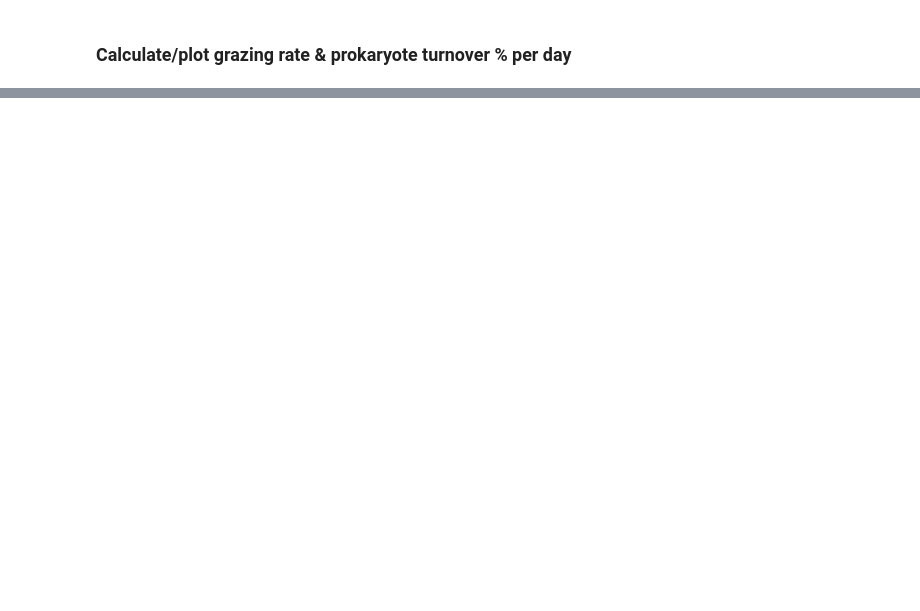
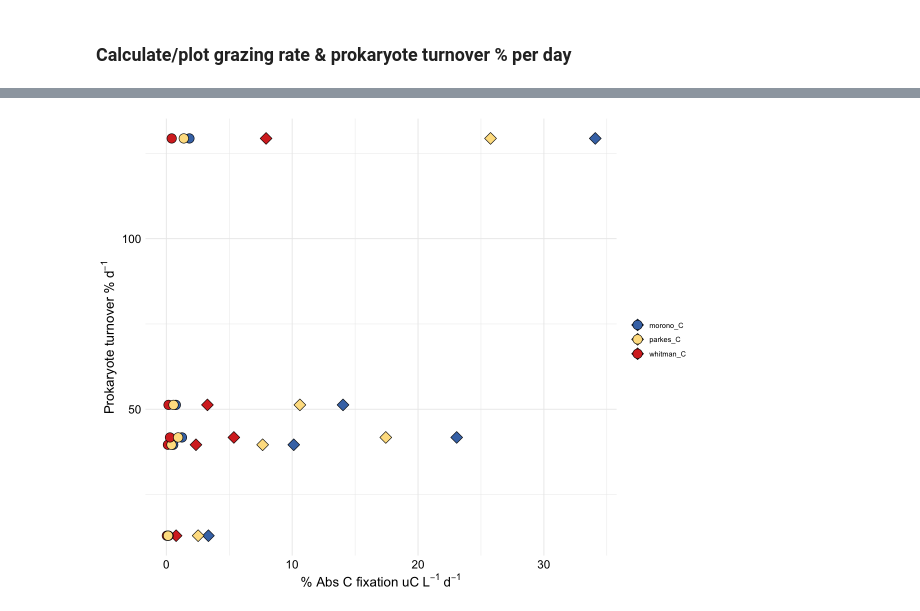
Before and after one commit to shu251/protist-gordaridge-2019-analysis, a Jupyter notebook: Grazing-analysis-R-SKH.ipynb, the cells around one changed output, grey strips where cells are left out. Saved outputs shown, nothing was run; the diff lists cells and outputs as text; code cells hidden in the pictures; blank space fills up the shorter version.

```diff
--- a/Grazing-analysis-R-SKH.ipynb
+++ b/Grazing-analysis-R-SKH.ipynb
@@ -533,0 +580,13 @@ ggplot(t0_insitu_counts, aes(x = SAMPLE, y = cellmL, fill = BOTTLE, shape = BOTT
+# %%
+c_calc <- graze_rate %>%
+    select(SAMPLE, SampleOrigin, prok_avg, starts_with("rate"), Prok_turnover) %>%
+    # Calculate total cells potentially consumed
+    mutate(cells_consumed_avg = (prok_avg * rate)) %>%
+#           cells_consumed_min = (prok_avg * rate_min),
+#           cells_consumed_max = (prok_avg * rate_max)) %>%
+    # Calculate different carbon amounts
+    mutate(morono_C = ((86*cells_consumed_avg) * (1*10^-6)),
+          whitman_C = ((20*cells_consumed_avg) * (1*10^-6)),
+          parkes_C = ((65*cells_consumed_avg) * (1*10^-6))) %>%
+#           gunderson_C = ((bac_cell*cells_consumed_avg) * (1*10^-6))) %>%
+    data.frame
@@ -533,0 +604,5 @@ ggplot(t0_insitu_counts, aes(x = SAMPLE, y = cellmL, fill = BOTTLE, shape = BOTT
+# %%
+car_plot <- c_calc %>%
+    pivot_longer(cols = ends_with("_C"), names_to = "C_CONVERSION", values_to = "C_biomass") %>%
+    mutate(perc_low = 100*(C_biomass/17.3),
+          perc_hi = 100*(C_biomass/321.4))
@@ -533,0 +630,20 @@ ggplot(t0_insitu_counts, aes(x = SAMPLE, y = cellmL, fill = BOTTLE, shape = BOTT
+# %%
+options(repr.plot.width = 10, repr.plot.height = 8)
+
+
+ggplot(car_plot) +
+#     geom_segment(data = car_plot, aes(y = Prok_turnover, yend = Prok_turnover,
+#                               x = perc_low, xend = perc_hi, color = C_CONVERSION)) +
+    geom_point(stat = "identity", aes(x = perc_low, y = Prok_turnover, fill = C_CONVERSION),
+               shape = 23, color = "black", size = 5) +
+    geom_point(stat = "identity", aes(x = perc_hi, y = Prok_turnover, fill = C_CONVERSION),
+              shape = 21, color = "black", size = 5) +
+    scale_fill_manual(values = c("#4575b4", "#fee090", "#d73027", "#1a9850")) +
+    labs(x = bquote("% Abs C fixation uC"~L^-1 ~d^-1),
+        y = bquote("Prokaryote turnover %"~d^-1)) +
+    theme_minimal() +
+    theme(axis.text = element_text(color = "black", size = 14),
+          axis.title = element_text(face = "bold", color = "black", size = 16),
+         legend.title = element_blank())
+# %% [output]
+[figure, added]
```
Also changed, not shown: parts of 27 cells of this notebook, 1 other file.
